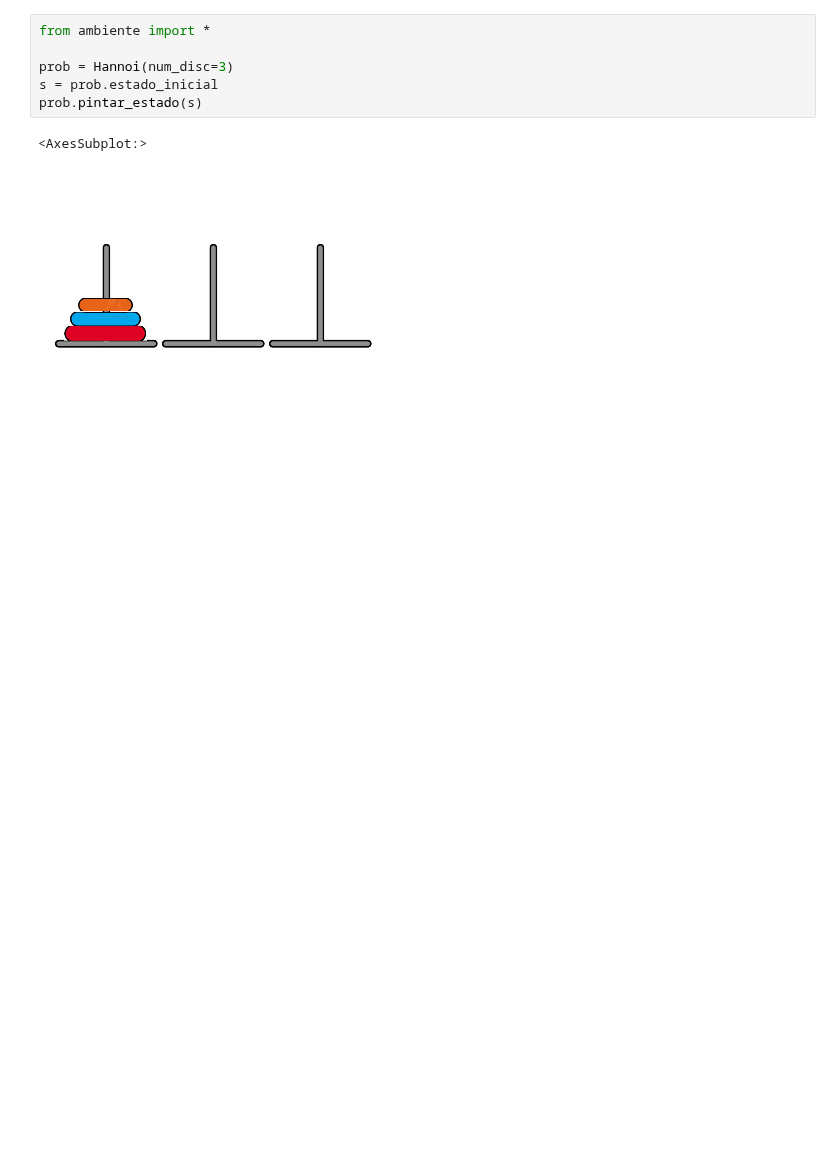
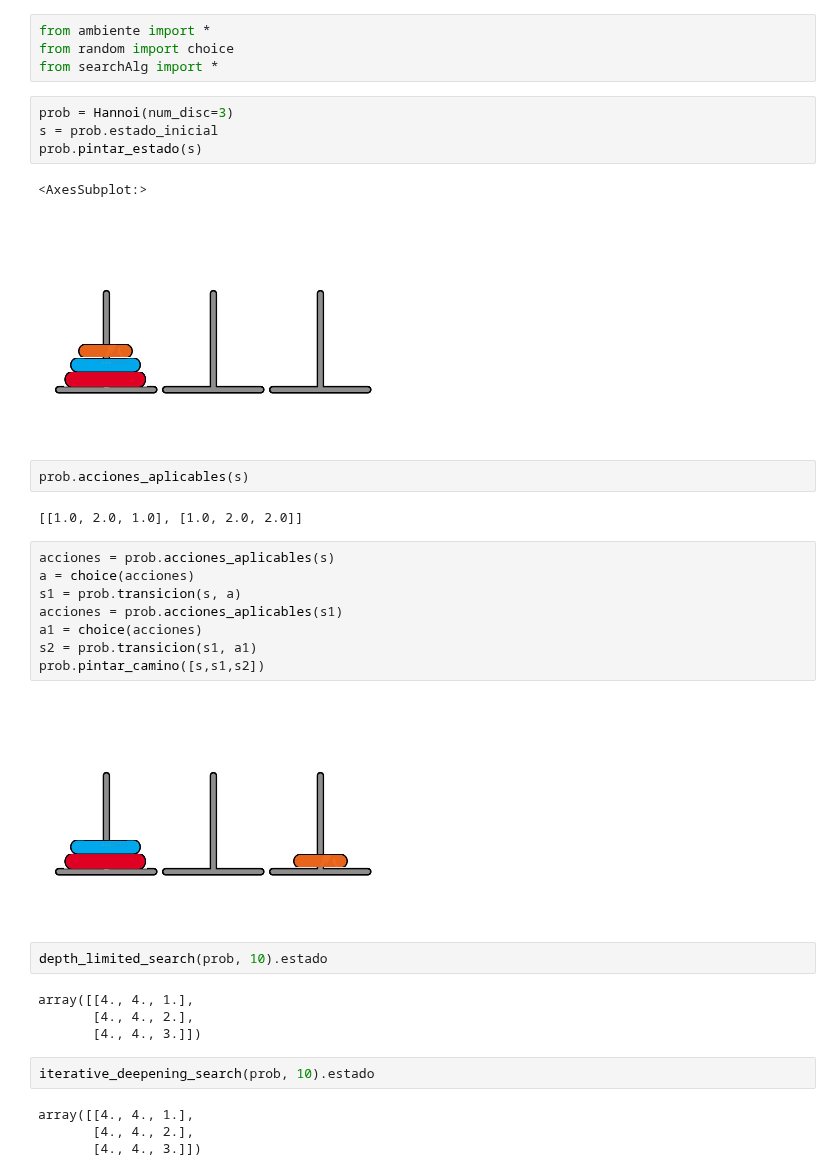
Before and after one commit to cgaravitoc/macc, a Jupyter notebook: AI/Miniproyecto - torres de hanoi/Hanoi.ipynb, the cells around one changed output. Saved outputs shown, nothing was run; the diff lists cells and outputs as text; blank space fills up the shorter version.

```diff
--- a/AI/Miniproyecto - torres de hanoi/Hanoi.ipynb
+++ b/AI/Miniproyecto - torres de hanoi/Hanoi.ipynb
@@ -1,9 +1,37 @@
+# %%
+from ambiente import *
+from random import choice
+from searchAlg import *
 # %%
-from ambiente import *
-
 prob = Hannoi(num_disc=3)
 s = prob.estado_inicial
 prob.pintar_estado(s)
 # %% [output]
 <AxesSubplot:>
 [figure]
+# %%
+prob.acciones_aplicables(s)
+# %% [output]
+[[1.0, 2.0, 1.0], [1.0, 2.0, 2.0]]
+# %%
+acciones = prob.acciones_aplicables(s)
+a = choice(acciones)
+s1 = prob.transicion(s, a)
+acciones = prob.acciones_aplicables(s1)
+a1 = choice(acciones)
+s2 = prob.transicion(s1, a1)
+prob.pintar_camino([s,s1,s2])
+# %% [output]
+[figure, added]
+# %%
+depth_limited_search(prob, 10).estado
+# %% [output]
+array([[4., 4., 1.],
+       [4., 4., 2.],
+       [4., 4., 3.]])
+# %%
+iterative_deepening_search(prob, 10).estado
+# %% [output]
+array([[4., 4., 1.],
+       [4., 4., 2.],
+       [4., 4., 3.]])
```
Also changed, not shown: parts of 3 cells of this notebook, 1 other file.
